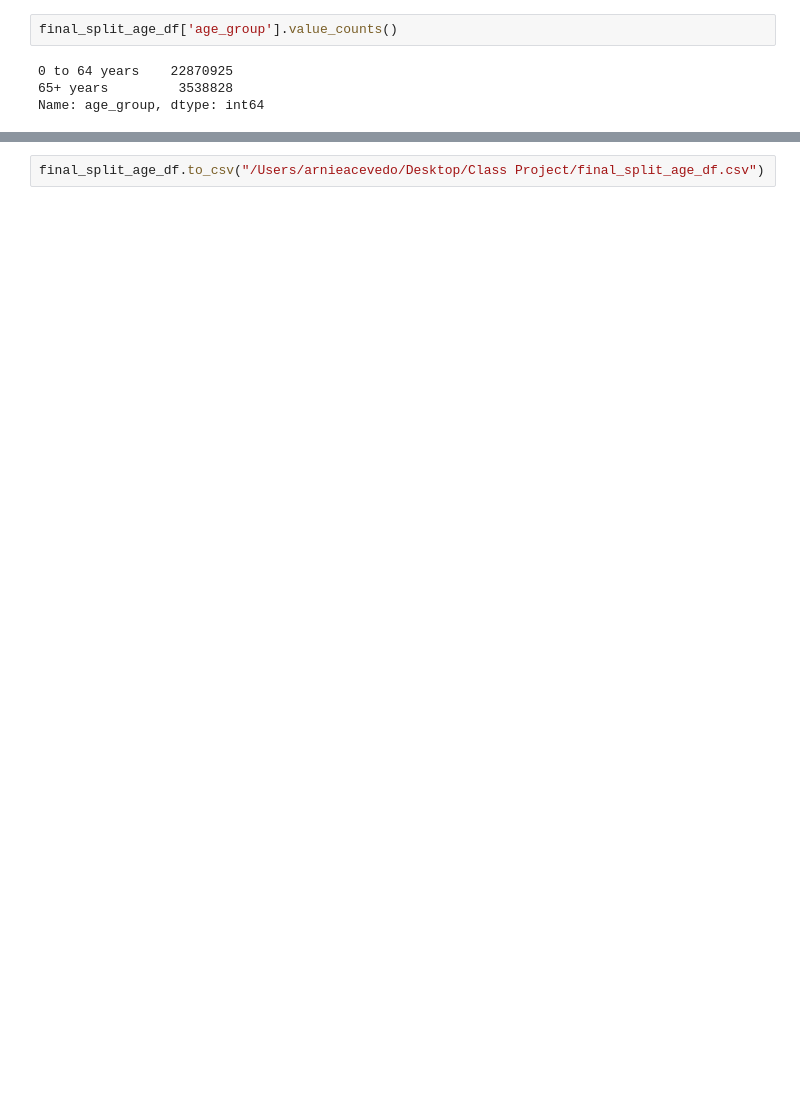
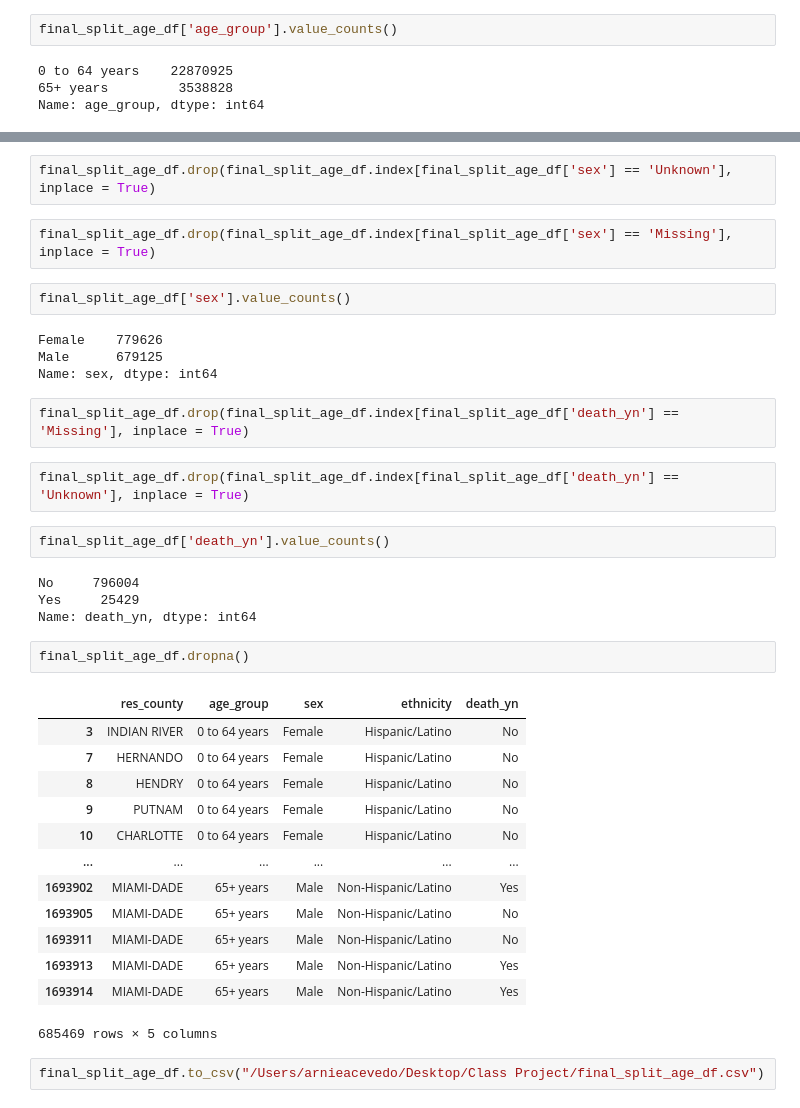
Before and after one commit to dlagorealestate/Exploritory-CDC-Data, a Jupyter notebook: Working Covid Data.ipynb, the cells around one changed output, grey strips where cells are left out. Saved outputs shown, nothing was run; the diff lists cells and outputs as text; blank space fills up the shorter version.

```diff
--- a/Working Covid Data.ipynb
+++ b/Working Covid Data.ipynb
@@ -494,2 +546,38 @@ final_split_age_df
+# %%
+final_split_age_df.drop(final_split_age_df.index[final_split_age_df['sex'] == 'Unknown'], inplace = True)
+# %%
+final_split_age_df.drop(final_split_age_df.index[final_split_age_df['sex'] == 'Missing'], inplace = True)
+# %%
+final_split_age_df['sex'].value_counts()
+# %% [output]
+Female    779626
+Male      679125
+Name: sex, dtype: int64
+# %%
+final_split_age_df.drop(final_split_age_df.index[final_split_age_df['death_yn'] == 'Missing'], inplace = True)
+# %%
+final_split_age_df.drop(final_split_age_df.index[final_split_age_df['death_yn'] == 'Unknown'], inplace = True)
+# %%
+final_split_age_df['death_yn'].value_counts()
+# %% [output]
+No     796004
+Yes     25429
+Name: death_yn, dtype: int64
+# %%
+final_split_age_df.dropna()
+# %% [output]
+|  | res_county | age_group | sex | ethnicity | death_yn |
+| 3 | INDIAN RIVER | 0 to 64 years | Female | Hispanic/Latino | No |
+| 7 | HERNANDO | 0 to 64 years | Female | Hispanic/Latino | No |
+| 8 | HENDRY | 0 to 64 years | Female | Hispanic/Latino | No |
+| 9 | PUTNAM | 0 to 64 years | Female | Hispanic/Latino | No |
+| 10 | CHARLOTTE | 0 to 64 years | Female | Hispanic/Latino | No |
+| ... | ... | ... | ... | ... | ... |
+| 1693902 | MIAMI-DADE | 65+ years | Male | Non-Hispanic/Latino | Yes |
+| 1693905 | MIAMI-DADE | 65+ years | Male | Non-Hispanic/Latino | No |
+| 1693911 | MIAMI-DADE | 65+ years | Male | Non-Hispanic/Latino | No |
+| 1693913 | MIAMI-DADE | 65+ years | Male | Non-Hispanic/Latino | Yes |
+| 1693914 | MIAMI-DADE | 65+ years | Male | Non-Hispanic/Latino | Yes |
+685469 rows × 5 columns
 # %%
 final_split_age_df.to_csv("/Users/arnieacevedo/Desktop/Class Project/final_split_age_df.csv")
```
Also changed, not shown: parts of 11 cells of this notebook, 1 other file.
